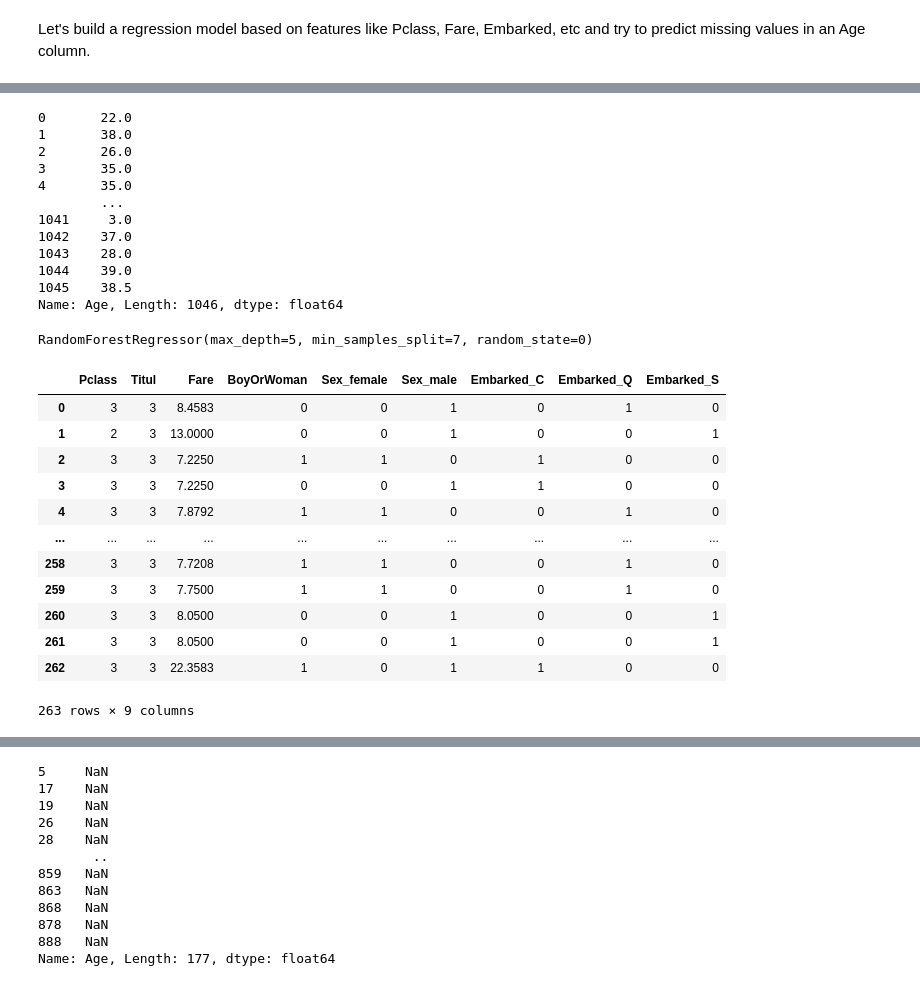
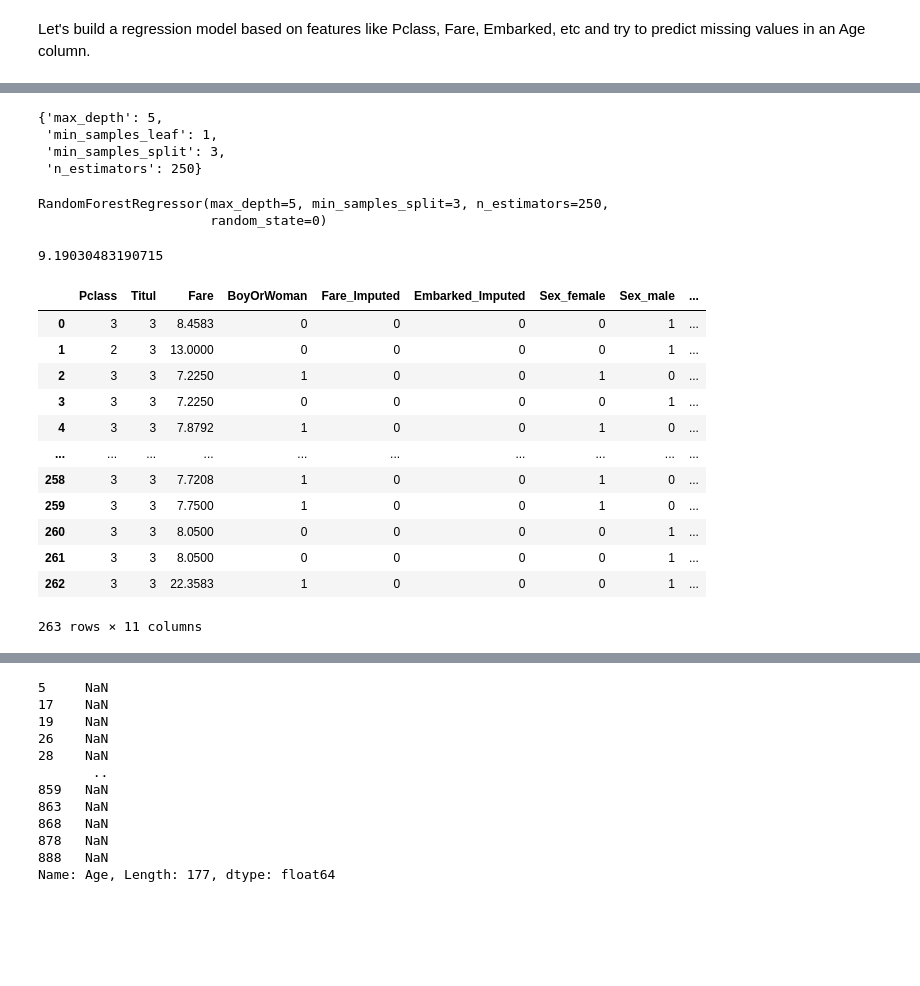
Before and after one commit to grigoriizharkov/Titanic, a Jupyter notebook: Titanic.ipynb, the cells around one changed output, grey strips where cells are left out. Saved outputs shown, nothing was run; the diff lists cells and outputs as text; code cells hidden in the pictures; blank space fills up the shorter version.

Commit message:
GridSearchCV

```diff
--- a/Titanic.ipynb
+++ b/Titanic.ipynb
@@ -132,7 +132,7 @@ So, let our two women also embarked at Cherbourg.
 train_data['Embarked_Imputed'] = train_data.Embarked.isnull().astype('int')
 test_data['Embarked_Imputed'] = test_data.Embarked.isnull().astype('int')
 # %%
-train_data.Embarked.fillna('S', inplace=True)
+train_data.Embarked.fillna('C', inplace=True)
 # %%
 train_data
 # %% [output]
@@ -384,12 +384,10 @@ Let's build a regression model based on features like Pclass, Fare, Embarked, et
 train_data['Age_Imputed'] = train_data.Age.isnull().astype('int')
 test_data['Age_Imputed'] = test_data.Age.isnull().astype('int')
 # %%
-train_missing_ages = train_data.Age[train_data.Age.isnull()]
-test_missing_ages = test_data.Age[test_data.Age.isnull()]
 full_dataset = pd.concat([train_data[~train_data.Age.isnull()], test_data[~test_data.Age.isnull()]], ignore_index=True)
 
 y_age = full_dataset.Age
-features_for_age = ['Pclass', 'Titul', 'Sex', 'Fare', 'Embarked', 'BoyOrWoman']
+features_for_age = ['Pclass', 'Titul', 'Sex', 'Fare', 'Embarked', 'BoyOrWoman', 'Fare_Imputed', 'Embarked_Imputed']
 X_age = pd.get_dummies(full_dataset[features_for_age])
 X_age
 # %% [output]
@@ -409,18 +407,3 @@ X_age
-# %%
-y_age
-# %% [output]
-0       22.0
-1       38.0
-2       26.0
-3       35.0
-4       35.0
-        ...
-1041     3.0
-1042    37.0
-1043    28.0
-1044    39.0
-1045    38.5
-Name: Age, Length: 1046, dtype: float64
 # %%
 from sklearn.ensemble import RandomForestRegressor
 from sklearn.model_selection import train_test_split, GridSearchCV
@@ -435,34 +418,46 @@ parameters_age = {
 }
 model_age = RandomForestRegressor()
 # %%
-# grid_age = GridSearchCV(model_age, parameters_age, cv=5, n_jobs=-1)
-# grid_age.fit(X_age_train, y_age_train)
+grid_age = GridSearchCV(model_age, parameters_age, cv=5, n_jobs=-1)
+grid_age.fit(X_age_train, y_age_train)
 
-# grid_age.best_params_
+grid_age.best_params_
+# %% [output]
+{'max_depth': 5,
+ 'min_samples_leaf': 1,
+ 'min_samples_split': 3,
+ 'n_estimators': 250}
 # %%
-best_model_age = RandomForestRegressor(n_estimators=100, max_depth=5, min_samples_split=7, random_state=0)
+best_model_age = RandomForestRegressor(n_estimators=250, max_depth=5, min_samples_split=3, random_state=0)
 best_model_age.fit(X_age_train, y_age_train)
 # %% [output]
-RandomForestRegressor(max_depth=5, min_samples_split=7, random_state=0)
+RandomForestRegressor(max_depth=5, min_samples_split=3, n_estimators=250,
+                      random_state=0)
+# %%
+from sklearn.metrics import mean_absolute_error
+
+mean_absolute_error(y_age_val, best_model_age.predict(X_age_val))
+# %% [output]
+9.19030483190715
 # %%
 full_prediction_dataset = pd.concat([train_data[train_data.Age.isnull()], test_data[test_data.Age.isnull()]], ignore_index=True)
-features_for_age_prediction = ['Pclass', 'Titul', 'Sex', 'Fare', 'Embarked', 'BoyOrWoman']
-X_age_test = pd.get_dummies(full_prediction_dataset[features_for_age_prediction])
+
+X_age_test = pd.get_dummies(full_prediction_dataset[features_for_age])
 X_age_test
 # %% [output]
-|  | Pclass | Titul | Fare | BoyOrWoman | Sex_female | Sex_male | Embarked_C | Embarked_Q | Embarked_S |
-| 0 | 3 | 3 | 8.4583 | 0 | 0 | 1 | 0 | 1 | 0 |
-| 1 | 2 | 3 | 13.0000 | 0 | 0 | 1 | 0 | 0 | 1 |
-| 2 | 3 | 3 | 7.2250 | 1 | 1 | 0 | 1 | 0 | 0 |
-| 3 | 3 | 3 | 7.2250 | 0 | 0 | 1 | 1 | 0 | 0 |
-| 4 | 3 | 3 | 7.8792 | 1 | 1 | 0 | 0 | 1 | 0 |
+|  | Pclass | Titul | Fare | BoyOrWoman | Fare_Imputed | Embarked_Imputed | Sex_female | Sex_male | ... |
+| 0 | 3 | 3 | 8.4583 | 0 | 0 | 0 | 0 | 1 | ... |
+| 1 | 2 | 3 | 13.0000 | 0 | 0 | 0 | 0 | 1 | ... |
+| 2 | 3 | 3 | 7.2250 | 1 | 0 | 0 | 1 | 0 | ... |
+| 3 | 3 | 3 | 7.2250 | 0 | 0 | 0 | 0 | 1 | ... |
+| 4 | 3 | 3 | 7.8792 | 1 | 0 | 0 | 1 | 0 | ... |
 | ... | ... | ... | ... | ... | ... | ... | ... | ... | ... |
-| 258 | 3 | 3 | 7.7208 | 1 | 1 | 0 | 0 | 1 | 0 |
-| 259 | 3 | 3 | 7.7500 | 1 | 1 | 0 | 0 | 1 | 0 |
-| 260 | 3 | 3 | 8.0500 | 0 | 0 | 1 | 0 | 0 | 1 |
-| 261 | 3 | 3 | 8.0500 | 0 | 0 | 1 | 0 | 0 | 1 |
-| 262 | 3 | 3 | 22.3583 | 1 | 0 | 1 | 1 | 0 | 0 |
+| 258 | 3 | 3 | 7.7208 | 1 | 0 | 0 | 1 | 0 | ... |
+| 259 | 3 | 3 | 7.7500 | 1 | 0 | 0 | 1 | 0 | ... |
+| 260 | 3 | 3 | 8.0500 | 0 | 0 | 0 | 0 | 1 | ... |
+| 261 | 3 | 3 | 8.0500 | 0 | 0 | 0 | 0 | 1 | ... |
+| 262 | 3 | 3 | 22.3583 | 1 | 0 | 0 | 0 | 1 | ... |
-263 rows × 9 columns
+263 rows × 11 columns
 # %%
 age_prediction = best_model_age.predict(X_age_test)
 age_prediction = age_prediction.round(1)
```
Also changed, not shown: parts of 13 cells of this notebook, 1 other file.
